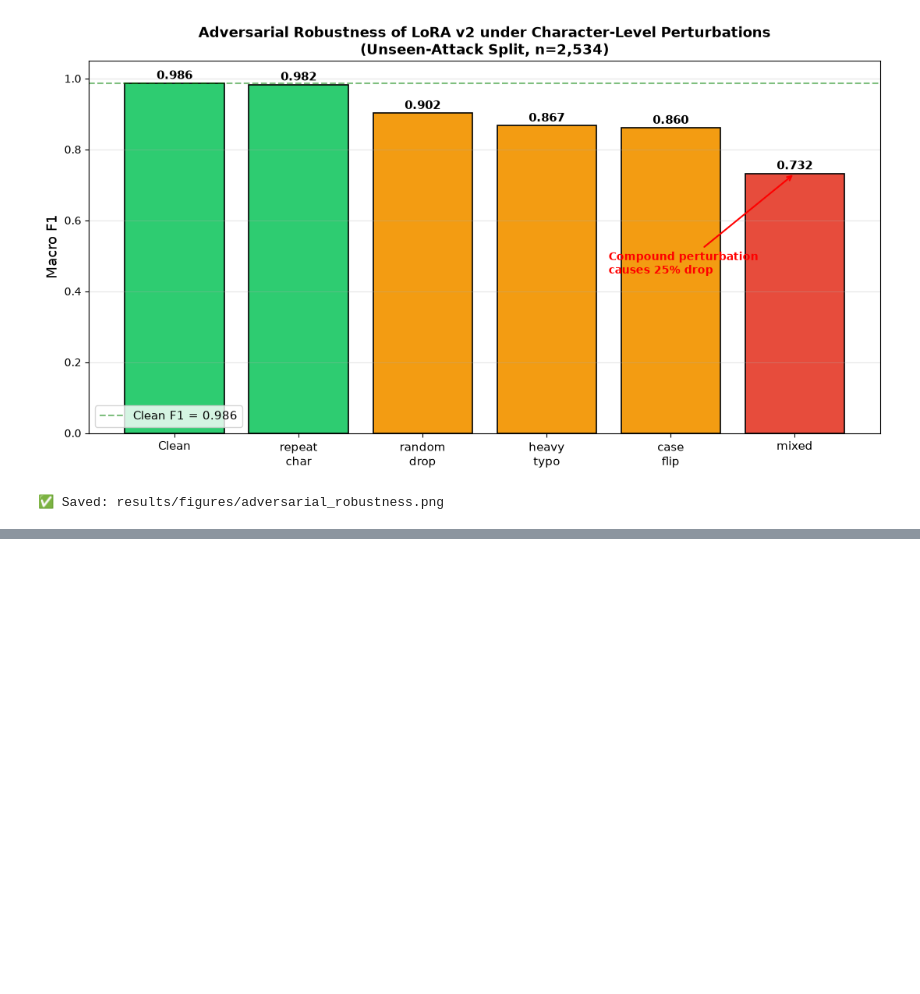
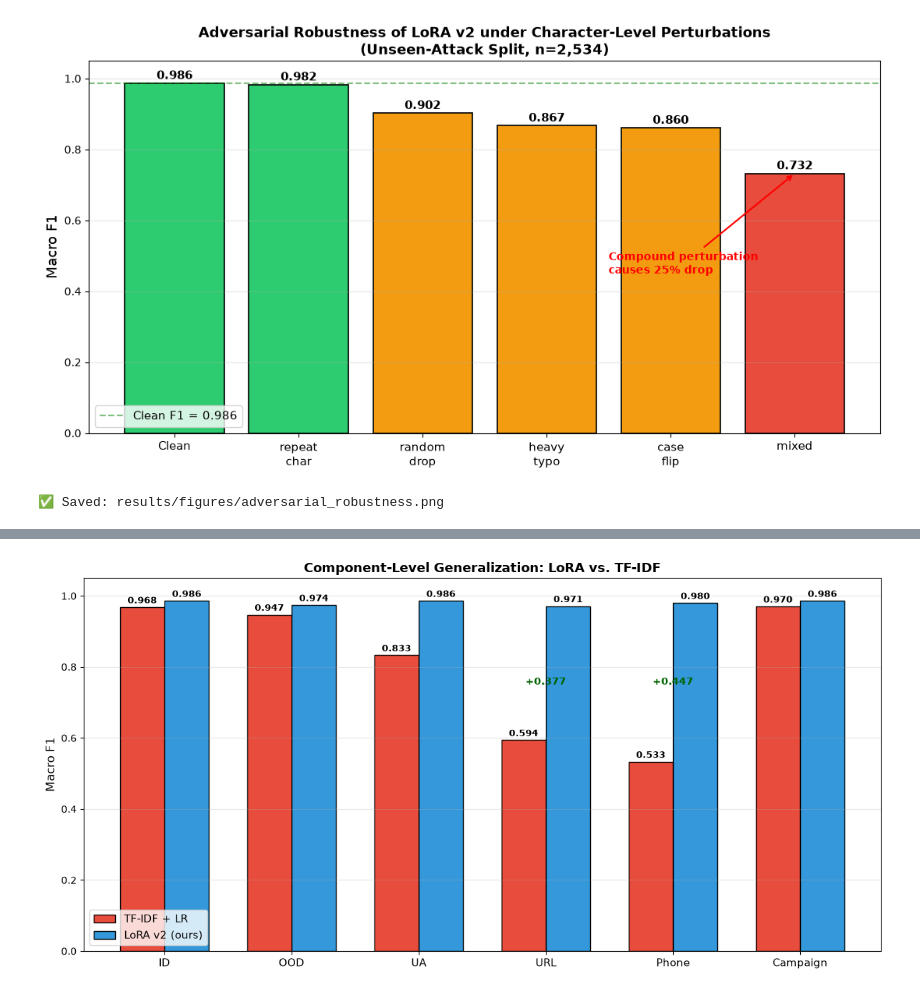
Before and after one commit to 3jibon/bengali-smishing-detection, a Jupyter notebook: notebooks/05_lora_v2.ipynb, the cells around one changed output, grey strips where cells are left out. Saved outputs shown, nothing was run; the diff lists cells and outputs as text; code cells hidden in the pictures; blank space fills up the shorter version.

Commit message:
Add paper figures, analysis results, and updated README

```diff
--- a/notebooks/05_lora_v2.ipynb
+++ b/notebooks/05_lora_v2.ipynb
@@ -933,0 +1675,12 @@ print("✅ Saved: results/figures/adversarial_robustness.png")
+# %%
+import json
+from pathlib import Path
+
+ADAPTER = Path(r"C:\Users\User\Desktop\research\bengali-smishing\results\models\rev_indicbert_r16\checkpoint-307")
+
+with open(ADAPTER / "adapter_config.json") as f:
+    cfg = json.load(f)
+
+print(f"Base model: {cfg.get('base_model_name_or_path')}")
+print(f"Target modules: {cfg.get('target_modules')}")
+print(f"Rank: {cfg.get('r')}")
@@ -933,0 +1874,75 @@ print("✅ Saved: results/figures/adversarial_robustness.png")
+# %%
+import matplotlib.pyplot as plt
+import numpy as np
+
+# ============================================================
+# Figure 1-এর Values (Table II থেকে)
+# ============================================================
+splits = ['ID', 'OOD', 'UA', 'URL', 'Phone', 'Campaign']
+
+tfidf = [0.968, 0.947, 0.833, 0.594, 0.533, 0.970]
+xlmr  = [0.986, 0.974, 0.986, 0.971, 0.980, 0.986]
+
+# Gap calculation
+print("=" * 70)
+print("Figure 1 — Values Verification")
+print("=" * 70)
+print(f"{'Split':<10} {'TF-IDF':<10} {'XLM-R':<10} {'Gap':<10}")
+print("-" * 70)
+for s, t, x in zip(splits, tfidf, xlmr):
+    gap = x - t
+    marker = " ⭐" if gap > 0.30 else ""
+    print(f"{s:<10} {t:<10.4f} {x:<10.4f} {gap:<+10.4f}{marker}")
+
+# URL/Phone gap
+url_gap = 0.971 - 0.594
+phone_gap = 0.980 - 0.533
+print("\n" + "=" * 70)
+print(f"URL gap:   {url_gap:.3f} (caption says +0.38)")
+print(f"Phone gap: {phone_gap:.3f} (caption says +0.45)")
+print("=" * 70)
+
+# ============================================================
+# Figure 1-এর Caption Check
+# ============================================================
+print("\nCaption check:")
+print(f"  'six evaluation splits' → Figure-এ {len(splits)}টি bar-pair")
+print(f"  Expected: 6 = caption 'six' ✅")
+print(f"  Gap range: +{min(url_gap, phone_gap):.2f} to +{max(url_gap, phone_gap):.2f}")
+print(f"  Caption: '+0.38 to +0.45' ✅" if abs(min(url_gap, phone_gap) - 0.38) < 0.05 else "⚠️ Mismatch")
+
+# ============================================================
+# Plot (if needed to regenerate)
+# ============================================================
+fig, ax = plt.subplots(figsize=(12, 6))
+x = np.arange(len(splits))
+w = 0.35
+
+bars1 = ax.bar(x - w/2, tfidf, w, label='TF-IDF + LR', color='#E74C3C', edgecolor='black')
+bars2 = ax.bar(x + w/2, xlmr, w, label='LoRA v2 (ours)', color='#3498DB', edgecolor='black')
+
+# Value labels
+for bars in [bars1, bars2]:
+    for bar in bars:
+        h = bar.get_height()
+        ax.annotate(f'{h:.3f}', xy=(bar.get_x() + bar.get_width()/2, h),
+                    xytext=(0, 4), textcoords="offset points",
+                    ha='center', fontsize=9, fontweight='bold')
+
+# Gap annotations for URL/Phone
+ax.annotate('+0.377', xy=(3, 0.75), ha='center', fontsize=10, color='darkgreen', fontweight='bold')
+ax.annotate('+0.447', xy=(4, 0.75), ha='center', fontsize=10, color='darkgreen', fontweight='bold')
+
+ax.set_ylabel('Macro F1', fontsize=12)
+ax.set_title('Component-Level Generalization: LoRA vs. TF-IDF', fontsize=13, fontweight='bold')
+ax.set_xticks(x)
+ax.set_xticklabels(splits, fontsize=11)
+ax.set_ylim(0, 1.05)
+ax.legend(fontsize=11, loc='lower left')
+ax.grid(alpha=0.3, axis='y')
+
+plt.tight_layout()
+plt.savefig('../results/figures/main_comparison.png', dpi=200, bbox_inches='tight')
+plt.show()
+print("✅ Saved: main_comparison.png")
+# %% [output]
@@ -933,0 +1966 @@ print("✅ Saved: results/figures/adversarial_robustness.png")
+[figure, added]
```
Also changed, not shown: parts of 24 cells of this notebook, 13 other files.
